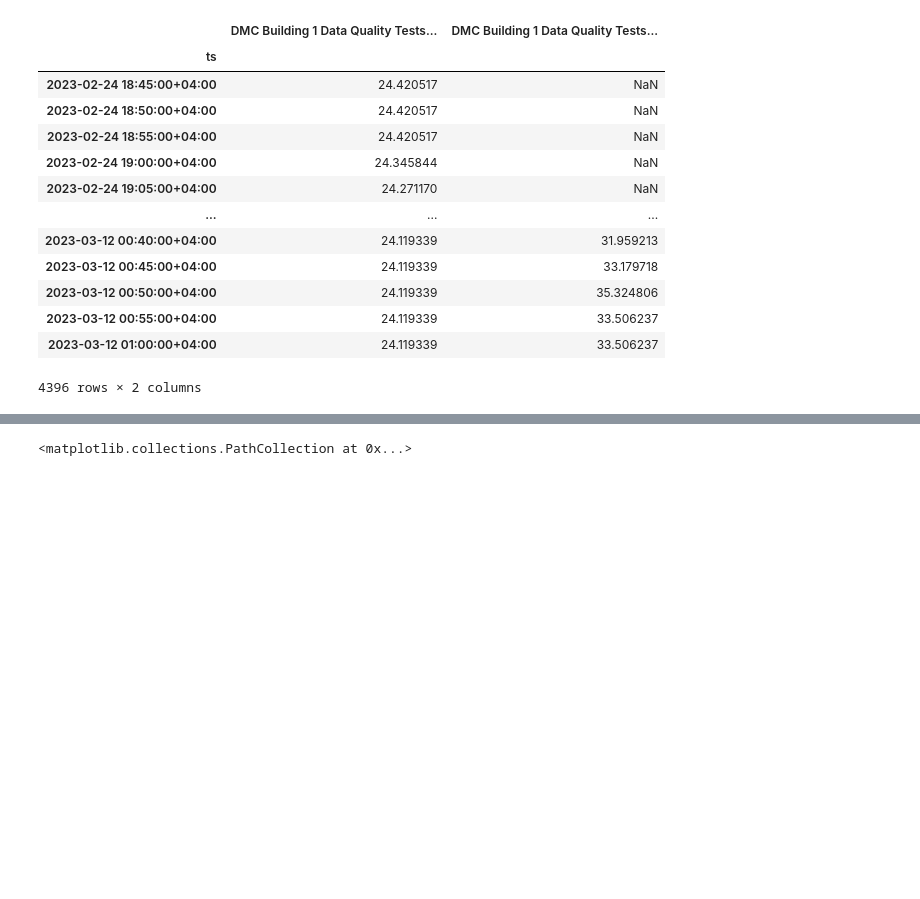
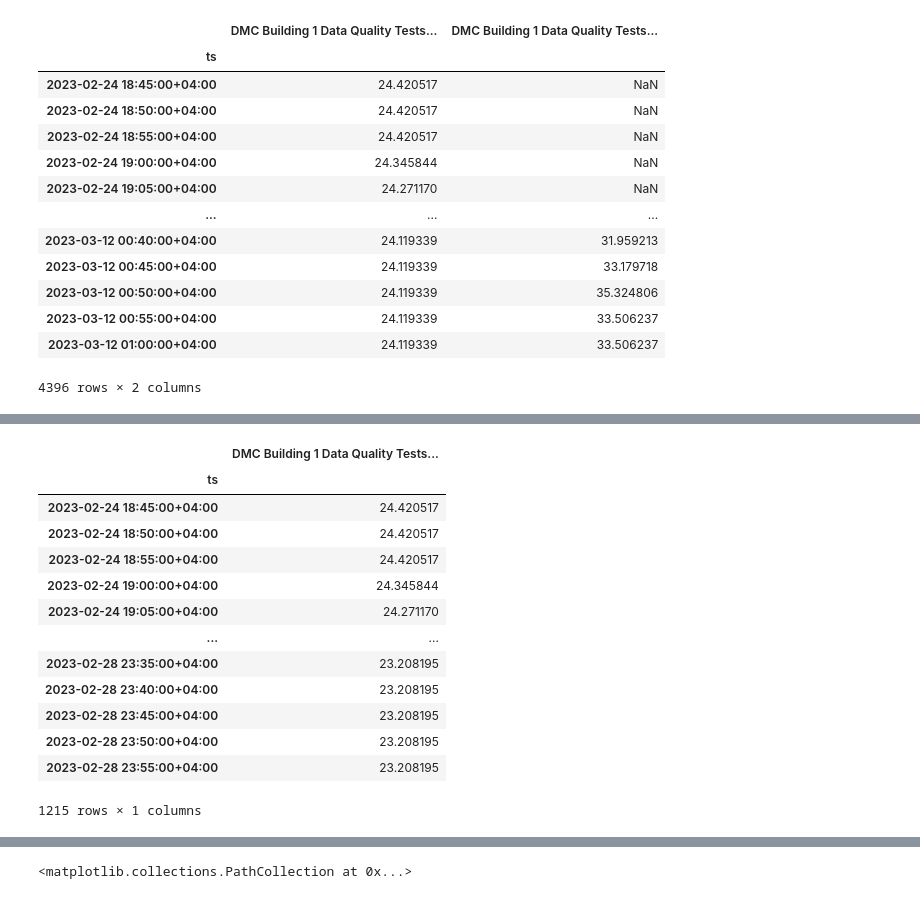
Before and after one commit to quajada/HubgradeDataCleaning, a Jupyter notebook: ChristineWorkspace.ipynb, the cells around one changed output, grey strips where cells are left out. Saved outputs shown, nothing was run; the diff lists cells and outputs as text; code cells hidden in the pictures; blank space fills up the shorter version.

```diff
--- a/ChristineWorkspace.ipynb
+++ b/ChristineWorkspace.ipynb
@@ -182,0 +221,22 @@ mt
+# %%
+mt_predict = mt_imputed[mt_imputed["status"]==1]
+mt_predict_y = mt_predict.iloc[:,1:-1]
+mt_predict_X = mt_predict.iloc[:,0:1]
+mt_predict_X
+
+#mt_original = mt_imputed[mt_imputed["status"]==0]
+# %% [output]
+|  | DMC Building 1 Data Quality Tests... |
+| ts |  |
+| 2023-02-24 18:45:00+04:00 | 24.420517 |
+| 2023-02-24 18:50:00+04:00 | 24.420517 |
+| 2023-02-24 18:55:00+04:00 | 24.420517 |
+| 2023-02-24 19:00:00+04:00 | 24.345844 |
+| 2023-02-24 19:05:00+04:00 | 24.271170 |
+| ... | ... |
+| 2023-02-28 23:35:00+04:00 | 23.208195 |
+| 2023-02-28 23:40:00+04:00 | 23.208195 |
+| 2023-02-28 23:45:00+04:00 | 23.208195 |
+| 2023-02-28 23:50:00+04:00 | 23.208195 |
+| 2023-02-28 23:55:00+04:00 | 23.208195 |
+1215 rows × 1 columns
```
Also changed, not shown: parts of 4 cells of this notebook.
